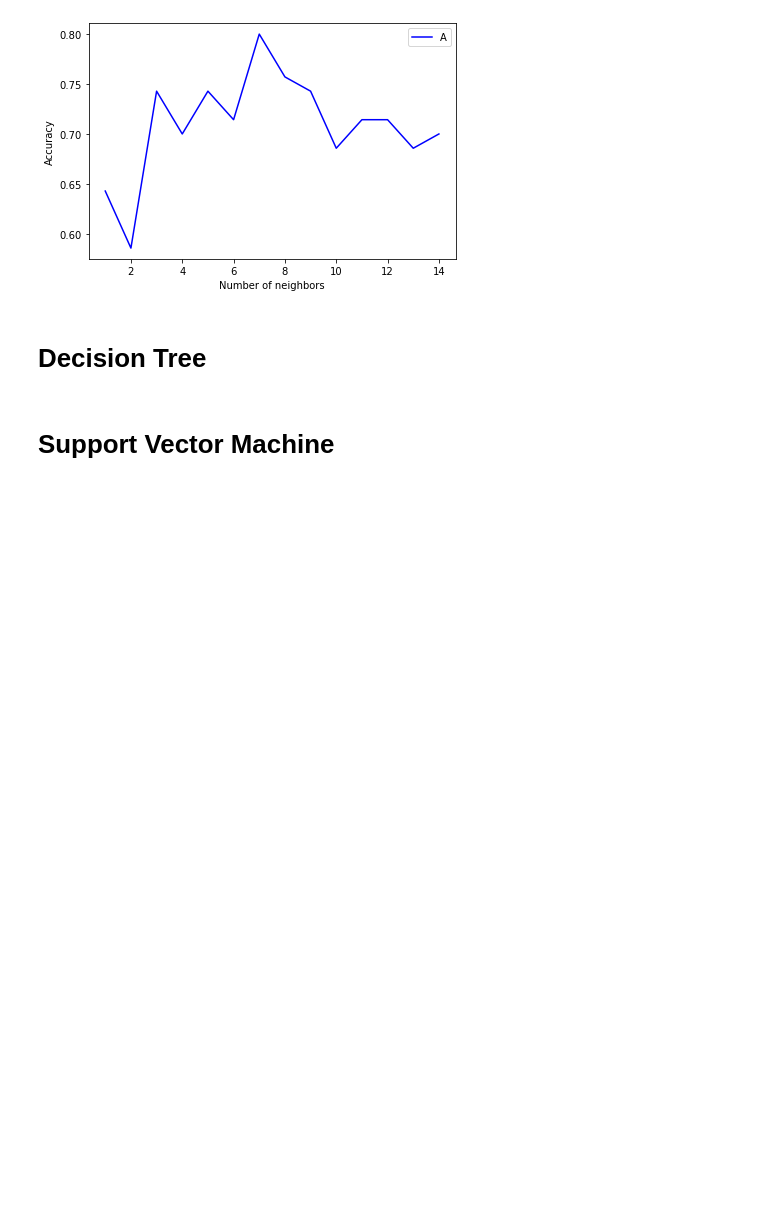
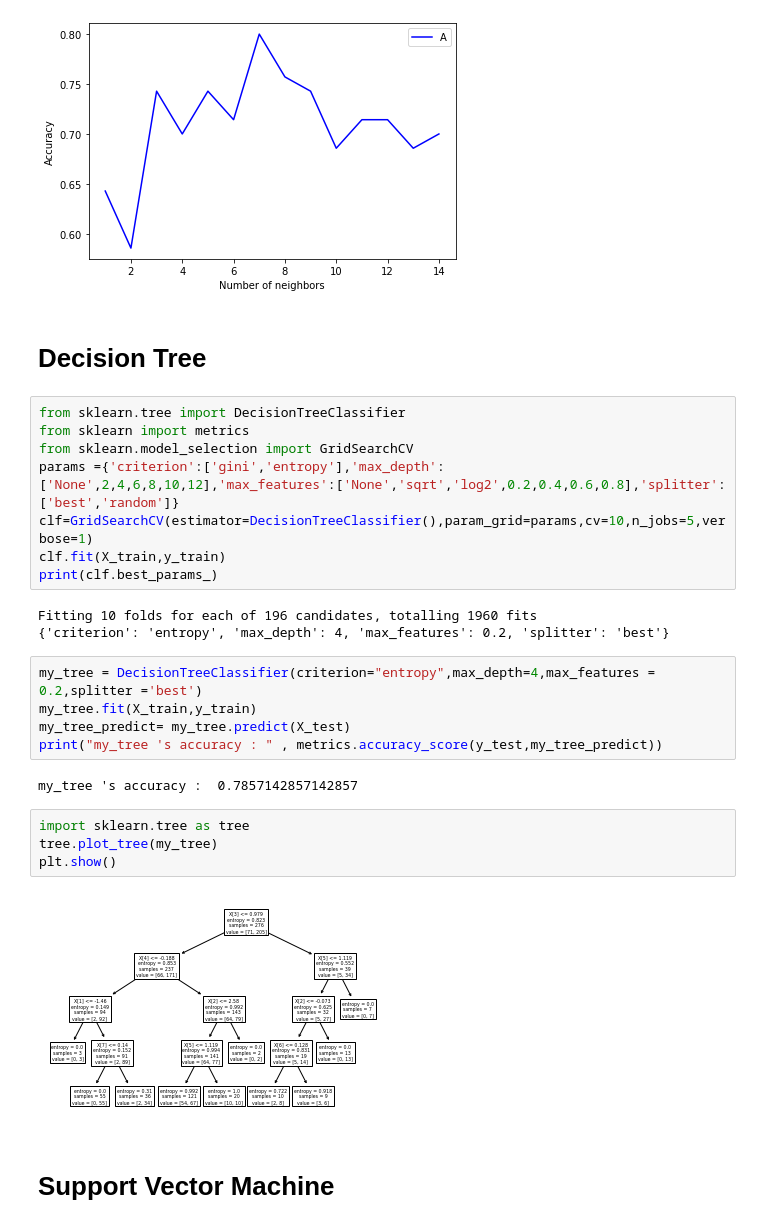
Before and after one commit to Erraphice/Coursera_Capstone_project, a Jupyter notebook: CourseraFinalExamMachinLearningWithPython.ipynb, the cells around one changed output. Drawn from its saved outputs; the diff is of its cells as text; blank space fills up the shorter version.

```diff
--- a/CourseraFinalExamMachinLearningWithPython.ipynb
+++ b/CourseraFinalExamMachinLearningWithPython.ipynb
@@ -326,6 +326,30 @@ plt.show()
 [figure]
 # %% [markdown]
 # Decision Tree
+# %%
+from sklearn.tree import DecisionTreeClassifier
+from sklearn import metrics
+from sklearn.model_selection import GridSearchCV
+params ={'criterion':['gini','entropy'],'max_depth':['None',2,4,6,8,10,12],'max_features':['None','sqrt','log2',0.2,0.4,0.6,0.8],'splitter':['best','random']}
+clf=GridSearchCV(estimator=DecisionTreeClassifier(),param_grid=params,cv=10,n_jobs=5,verbose=1)
+clf.fit(X_train,y_train)
+print(clf.best_params_)
+# %% [output]
+Fitting 10 folds for each of 196 candidates, totalling 1960 fits
+{'criterion': 'entropy', 'max_depth': 4, 'max_features': 0.2, 'splitter': 'best'}
+# %%
+my_tree = DecisionTreeClassifier(criterion="entropy",max_depth=4,max_features = 0.2,splitter ='best')
+my_tree.fit(X_train,y_train)
+my_tree_predict= my_tree.predict(X_test)
+print("my_tree 's accuracy : " , metrics.accuracy_score(y_test,my_tree_predict))
+# %% [output]
+my_tree 's accuracy :  0.7857142857142857
+# %%
+import sklearn.tree as tree
+tree.plot_tree(my_tree)
+plt.show()
+# %% [output]
+[figure, added]
 # %% [markdown]
 # Support Vector Machine
 # %% [markdown]
```
Also changed, not shown: parts of 2 cells of this notebook.
